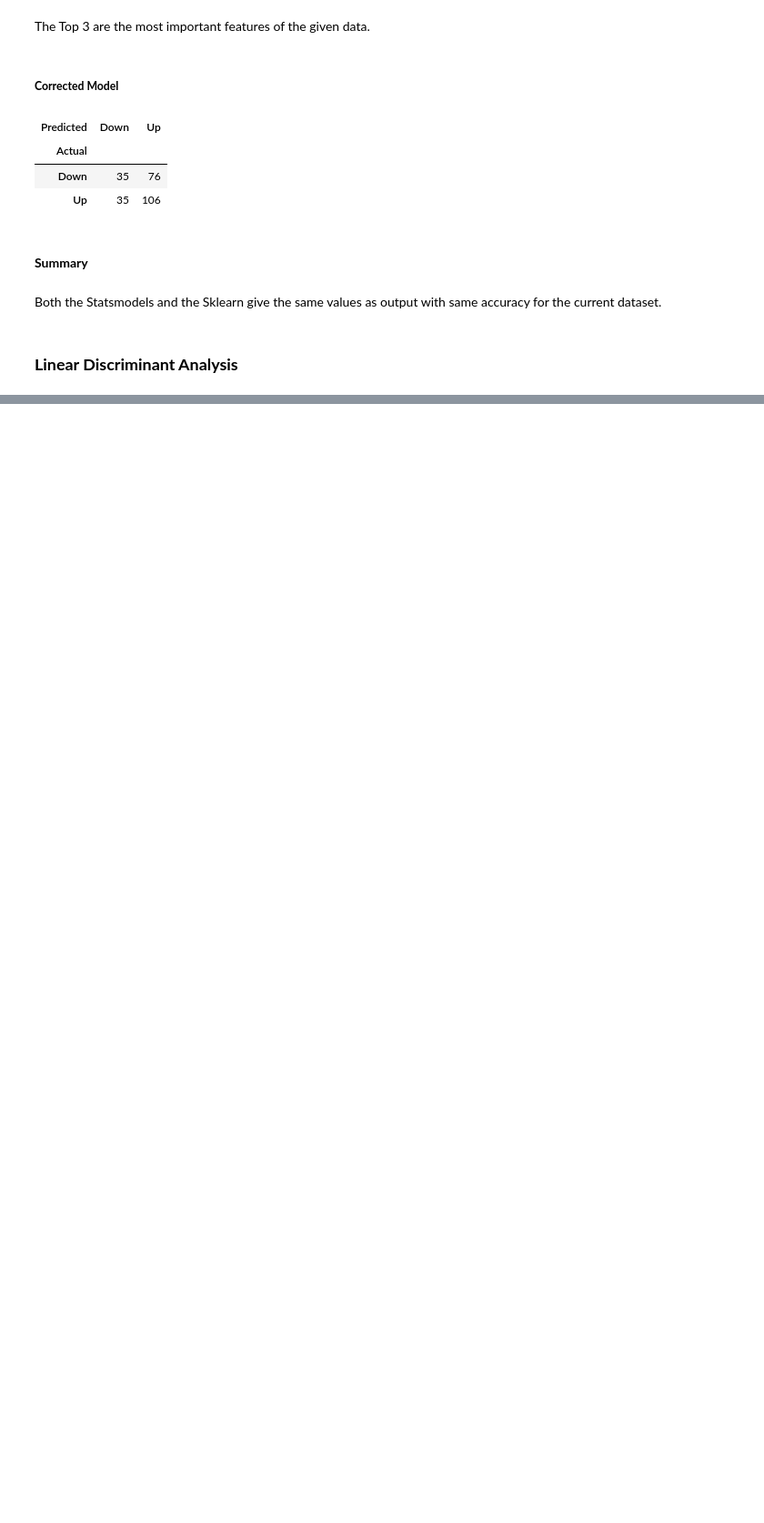
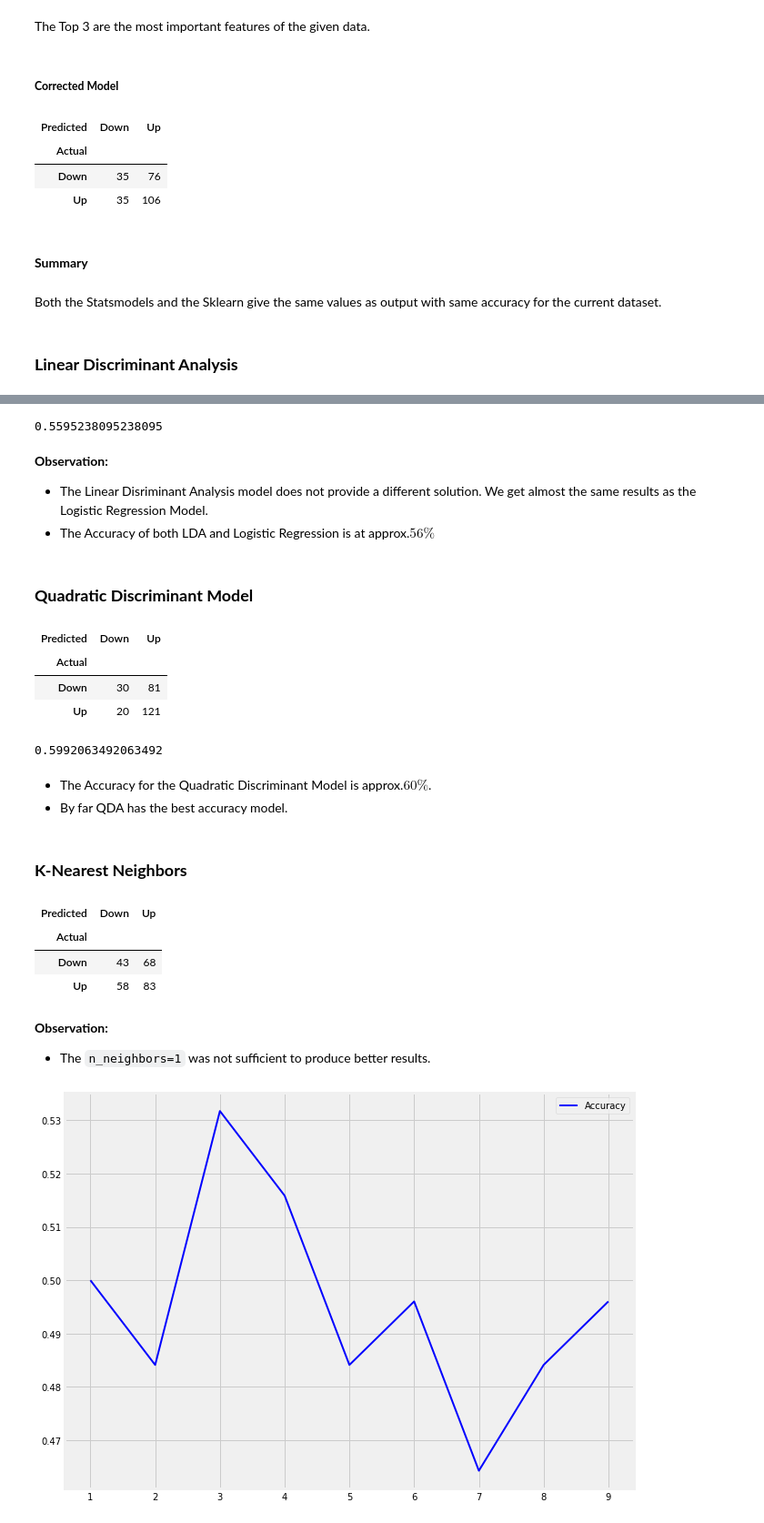
Before and after one commit to Revanthshalon/Machine-Learning, a Jupyter notebook: An Introduction to Statistical Learning/Unit 4 - Classification/Unit 4 Lab & Exercises.ipynb, the cells around one changed output, grey strips where cells are left out. Shown: that part at 91% size. Drawn from its saved outputs; the diff is of its cells as text; code cells hidden in the pictures; blank space fills up the shorter version.

```diff
--- a/An Introduction to Statistical Learning/Unit 4 - Classification/Unit 4 Lab & Exercises.ipynb
+++ b/An Introduction to Statistical Learning/Unit 4 - Classification/Unit 4 Lab & Exercises.ipynb
@@ -457,6 +455,6 @@ Now we will perform Linear Discriminant Analysis(LDA) on Smarket data. We will f
 # %%
-lda = LinearDiscriminantAnalysis(solver='svd',store_covariance=True)
+model = LinearDiscriminantAnalysis(solver='svd')
 # %%
-lda.fit(X_train,y_train)
+model.fit(X_train,y_train)
 # %% [output]
 LinearDiscriminantAnalysis(n_components=None, priors=None, shrinkage=None,
@@ -465,0 +478,10 @@ y_prob_pred = lda.predict_proba(X_test)
+# %%
+accuracy_score(y_test,model.predict(X_test))
+# %% [output]
+0.5595238095238095
+# %% [markdown]
+**Observation:**
+- The Linear Disriminant Analysis model does not provide a different solution. We get almost the same results as the Logistic Regression Model.
+- The Accuracy of both LDA and Logistic Regression is at approx.$56\%$
+# %% [markdown]
+### **Quadratic Discriminant Model**
@@ -465,0 +492,19 @@ y_prob_pred = lda.predict_proba(X_test)
+# %%
+conf_mat = pd.DataFrame({'Actual':y_test,'Predicted':y_pred_prob[:,1]>0.5})
+conf_mat.replace(to_replace={1:'Up',0:'Down','True':'Up','False':'Down'},inplace=True)
+conf_mat = conf_mat.groupby(['Actual','Predicted']).size().unstack('Predicted')
+conf_mat
+# %% [output]
+| Predicted | Down | Up |
+| Actual |  |  |
+| Down | 30 | 81 |
+| Up | 20 | 121 |
+# %%
+accuracy_score(y_test,model.predict(X_test))
+# %% [output]
+0.5992063492063492
+# %% [markdown]
+- The Accuracy for the Quadratic Discriminant Model is approx.$60\%$.
+- By far QDA has the best accuracy model.
+# %% [markdown]
+### **K-Nearest Neighbors**
@@ -465,0 +513,2 @@ y_prob_pred = lda.predict_proba(X_test)
+# %%
+model = KNeighborsClassifier(n_neighbors=1).fit(X_train,y_train)
@@ -465,0 +517,27 @@ y_prob_pred = lda.predict_proba(X_test)
+# %%
+conf_mat = pd.DataFrame({'Actual':y_test,'Predicted':y_pred_prob[:,1]>0.5})
+conf_mat.replace(to_replace={1:'Up',0:'Down','True':'Up','False':'Down'},inplace=True)
+conf_mat = conf_mat.groupby(['Actual','Predicted']).size().unstack('Predicted')
+conf_mat
+# %% [output]
+| Predicted | Down | Up |
+| Actual |  |  |
+| Down | 43 | 68 |
+| Up | 58 | 83 |
+# %% [markdown]
+**Observation:**
+- The `n_neighbors=1` was not sufficient to produce better results.
+# %%
+neighbours = np.arange(1,10)
+accuracy = []
+
+for i in neighbours:
+  model = KNeighborsClassifier(n_neighbors=i).fit(X_train,y_train)
+  accuracy.append(accuracy_score(y_test,model.predict(X_test)))
+
+plt.figure(figsize=(10,8))
+plt.plot(neighbours,accuracy,label='Accuracy',c='b',lw=2)
+plt.legend(loc='best')
+plt.show()
+# %% [output]
+[figure, added]
```
Also changed, not shown: parts of 18 cells of this notebook.
